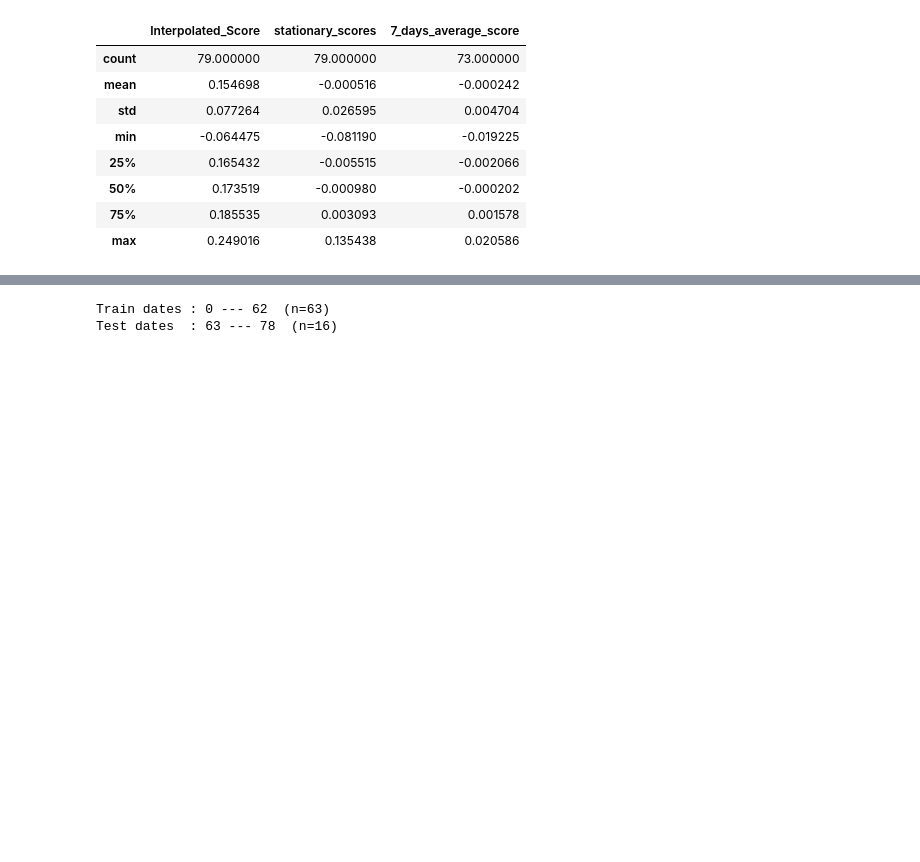
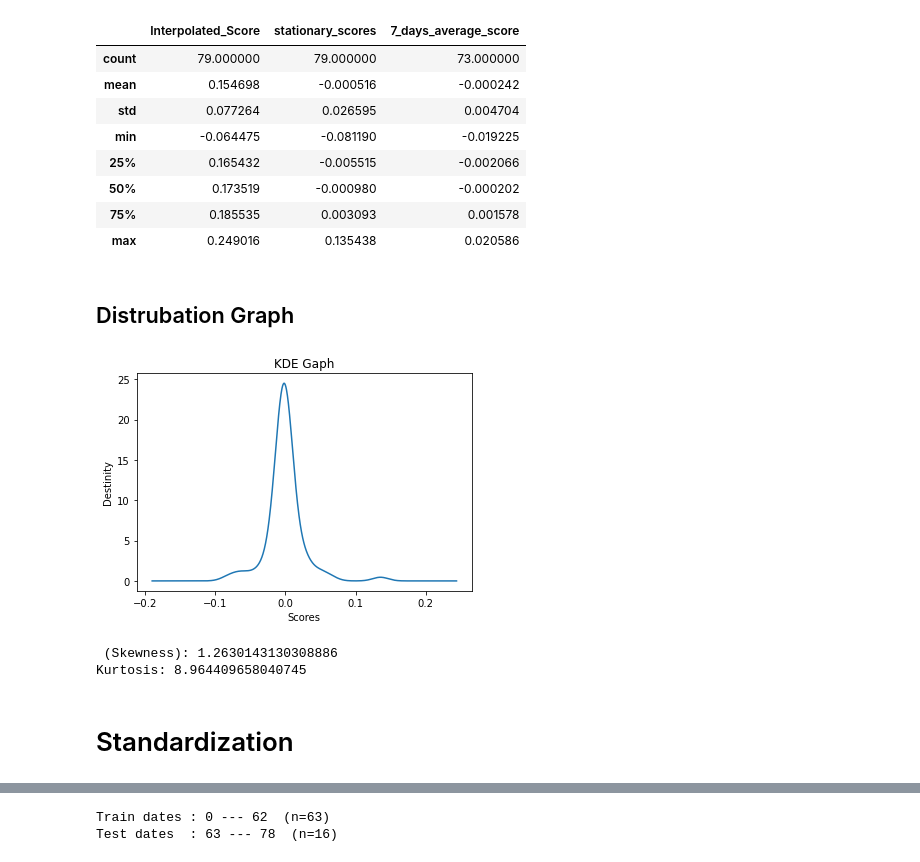
Before and after one commit to Grkmcu44/TwitterData, a Jupyter notebook: Twitter_EDA.ipynb, the cells around one changed output, grey strips where cells are left out. Cells and saved outputs as stored; diff of their text form; code cells hidden in the pictures; blank space fills up the shorter version.

```diff
--- a/Twitter_EDA.ipynb
+++ b/Twitter_EDA.ipynb
@@ -1364,3 +1417,26 @@ interpolated_df2.describe()
 | 50% | 0.173519 | -0.000980 | -0.000202 |
 | 75% | 0.185535 | 0.003093 | 0.001578 |
 | max | 0.249016 | 0.135438 | 0.020586 |
+# %% [markdown]
+## Distrubation Graph
+# %%
+interpolated_df2['stationary_scores'].plot.kde()
+plt.xlabel('Scores')
+plt.ylabel('Destinity')
+plt.title('KDE Gaph')
+plt.show()
+# %% [output]
+[figure, added]
+# %%
+from scipy.stats import skew, kurtosis
+
+skewness = skew(interpolated_df2['stationary_scores'])
+kurt = kurtosis(interpolated_df2['stationary_scores'])
+
+print(f" (Skewness): {skewness}")
+print(f"Kurtosis: {kurt}")
+# %% [output]
+ (Skewness): 1.2630143130308886
+Kurtosis: 8.964409658040745
+# %% [markdown]
+# Standardization
```
Also changed, not shown: parts of 99 cells of this notebook.
